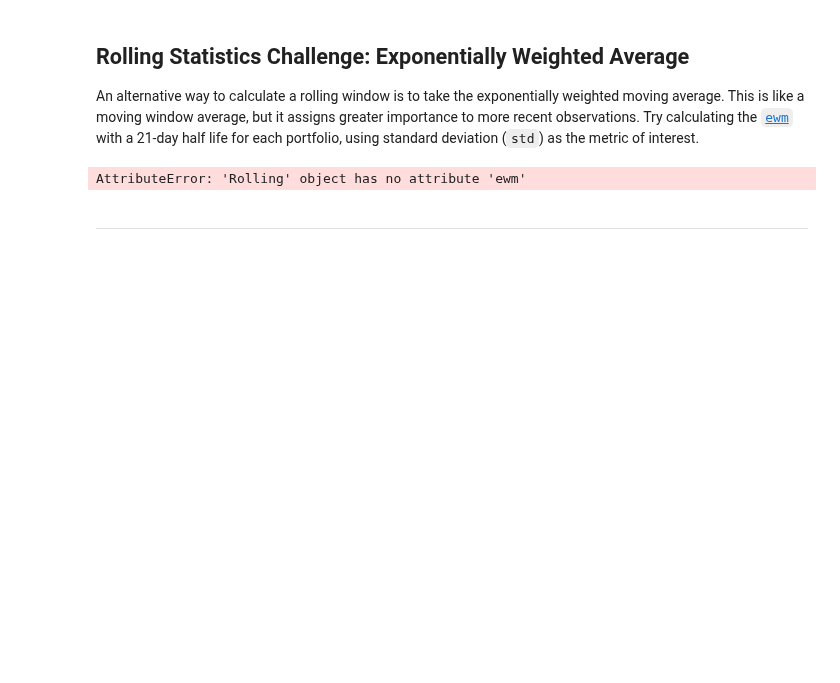
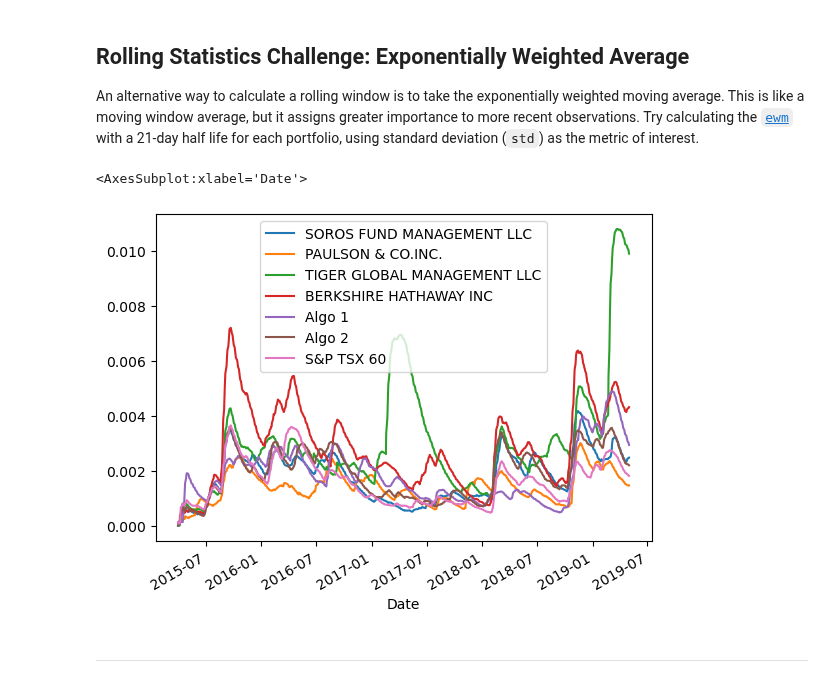
Before and after one commit to juil/fintech-uoftbootcamp, a Jupyter notebook: week04/unit04-assignment/whale_analysis.ipynb, the cells around one changed output. Drawn from its saved outputs; the diff is of its cells as text; code cells hidden in the pictures; blank space fills up the shorter version.

```diff
--- a/week04/unit04-assignment/whale_analysis.ipynb
+++ b/week04/unit04-assignment/whale_analysis.ipynb
@@ -364,10 +364,10 @@ An alternative way to calculate a rolling window is to take the exponentially we
 # %%
 # Use `ewm` to calculate the rolling window
 ewmstd = std_21d.ewm(halflife=21).std()
-ewmstd = all_returns.rolling(21).ewm(halflife=21).std()
 ewmstd.plot()
 # %% [output]
-AttributeError: 'Rolling' object has no attribute 'ewm'
+<AxesSubplot:xlabel='Date'>
+[figure, added]
 # %% [markdown]
 ---
 # %% [markdown]
```
Also changed, not shown: parts of 13 cells of this notebook.
